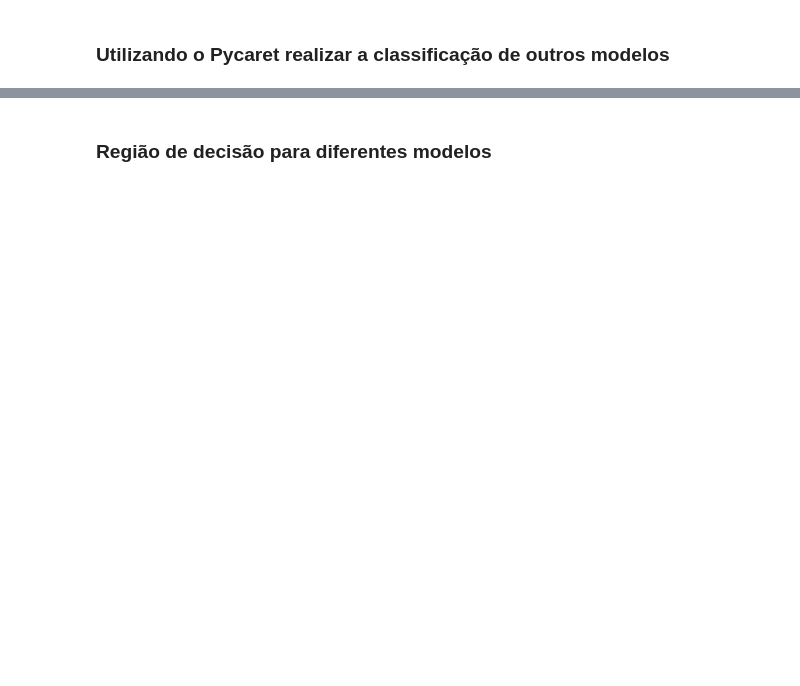
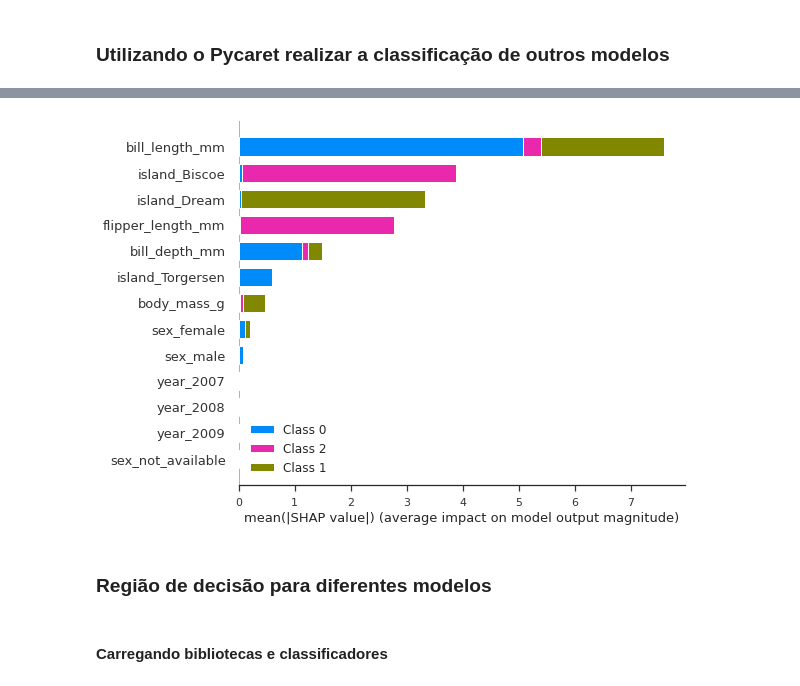
Before and after one commit to Heitorcp/sme_0829_apmaq, a Jupyter notebook: files/non_parametric_penguins_2.ipynb, the cells around one changed output, grey strips where cells are left out. Saved outputs shown, nothing was run; the diff lists cells and outputs as text; code cells hidden in the pictures; blank space fills up the shorter version.

```diff
--- a/files/non_parametric_penguins_2.ipynb
+++ b/files/non_parametric_penguins_2.ipynb
@@ -608,0 +597,2 @@ best = compare_models()
+# %%
+best = create_model('lightgbm')
@@ -609,2 +615,6 @@ best = compare_models()
+# %%
+interpret_model(best)
+# %% [output]
+[figure, added]
 # %% [markdown]
 ### Região de decisão para diferentes modelos
@@ -644,0 +621,2 @@ plt.show()
+# %% [markdown]
+#### Carregando bibliotecas e classificadores
```
Also changed, not shown: parts of 26 cells of this notebook.
